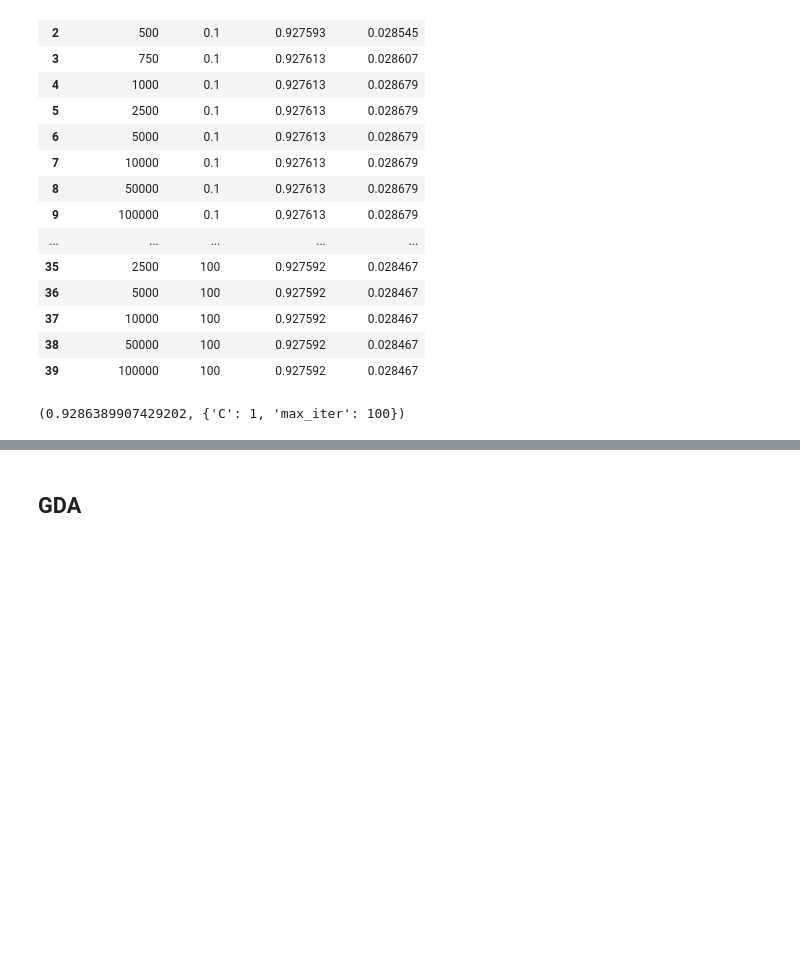
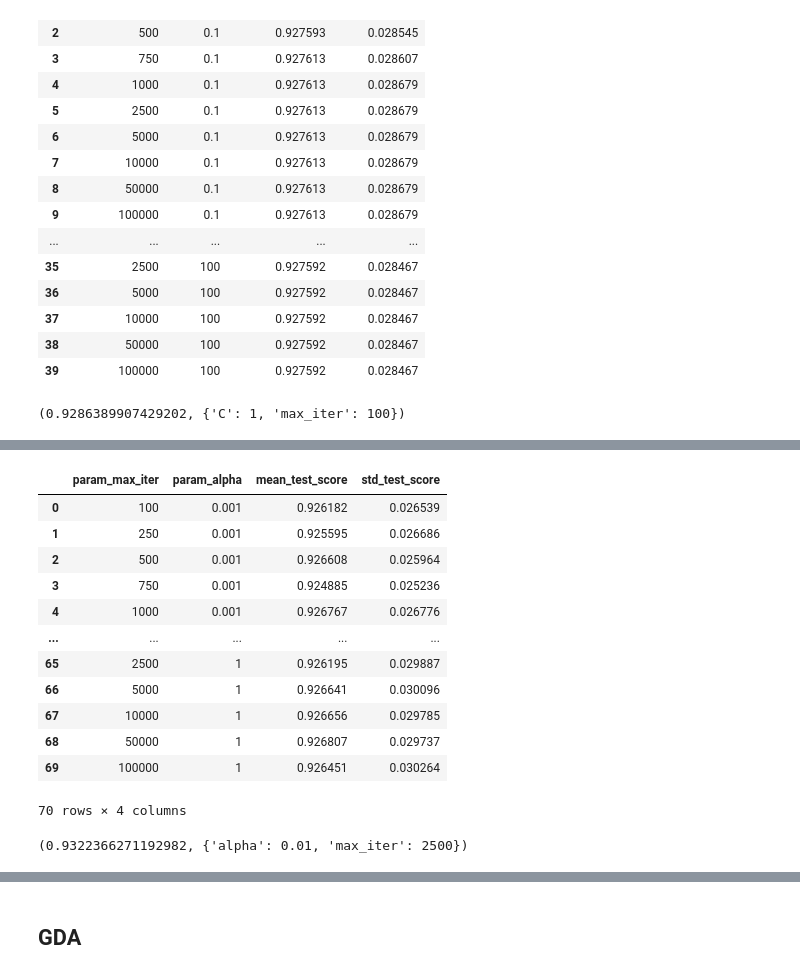
Before and after one commit to MichaelPlug/FDS_Project_HFD, a Jupyter notebook: Project_notebook.ipynb, the cells around one changed output, grey strips where cells are left out. Saved outputs shown, nothing was run; the diff lists cells and outputs as text; code cells hidden in the pictures; blank space fills up the shorter version.

```diff
--- a/Project_notebook.ipynb
+++ b/Project_notebook.ipynb
@@ -1294,0 +1417,41 @@ clf.best_score_, clf.best_params_
+# %%
+
+####grid search stuff
+from sklearn.model_selection import GridSearchCV
+
+Scores = {'roc_auc'}
+##[0.0001, 0.0003, 0.001, 0.003, 0.01, 0.03, 0.1, 0.3, 1.0]
+
+K=10
+repeats=5
+cv = RepeatedKFold(n_splits=K, n_repeats=repeats, random_state=0)
+clf = GridSearchCV(SGDClassifier(loss='log'),{
+    'max_iter' : [100, 250, 500, 750, 1000,2500, 5000,10000, 50000,100000],
+    'alpha': [0.001, 0.003, 0.01, 0.03, 0.1, 0.3, 1],
+}, cv=cv,scoring='roc_auc')
+
+
+clf.fit(X_deg3, y_extraC)
+clf.cv_results_
+
+
+res = pd.DataFrame(clf.cv_results_)
+res[['param_max_iter','param_alpha','mean_test_score','std_test_score']]
+# %% [output]
+|  | param_max_iter | param_alpha | mean_test_score | std_test_score |
+| 0 | 100 | 0.001 | 0.926182 | 0.026539 |
+| 1 | 250 | 0.001 | 0.925595 | 0.026686 |
+| 2 | 500 | 0.001 | 0.926608 | 0.025964 |
+| 3 | 750 | 0.001 | 0.924885 | 0.025236 |
+| 4 | 1000 | 0.001 | 0.926767 | 0.026776 |
+| ... | ... | ... | ... | ... |
+| 65 | 2500 | 1 | 0.926195 | 0.029887 |
+| 66 | 5000 | 1 | 0.926641 | 0.030096 |
+| 67 | 10000 | 1 | 0.926656 | 0.029785 |
+| 68 | 50000 | 1 | 0.926807 | 0.029737 |
+| 69 | 100000 | 1 | 0.926451 | 0.030264 |
+70 rows × 4 columns
+# %%
+clf.best_score_, clf.best_params_
+# %% [output]
+(0.9322366271192982, {'alpha': 0.01, 'max_iter': 2500})
```
Also changed, not shown: parts of 33 cells of this notebook, 1 other file.
